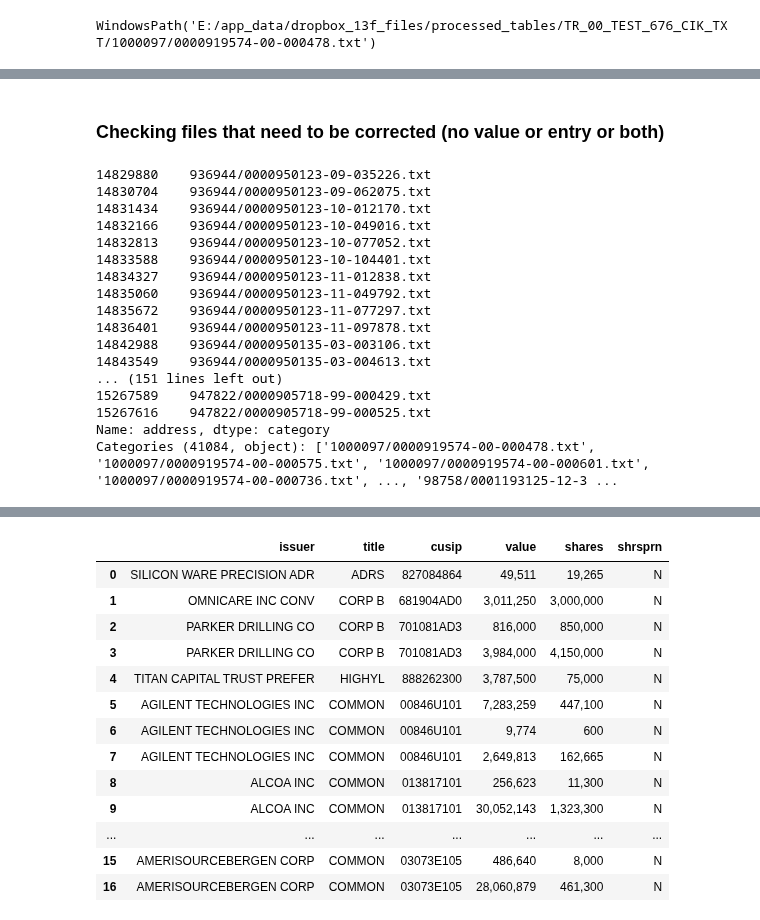
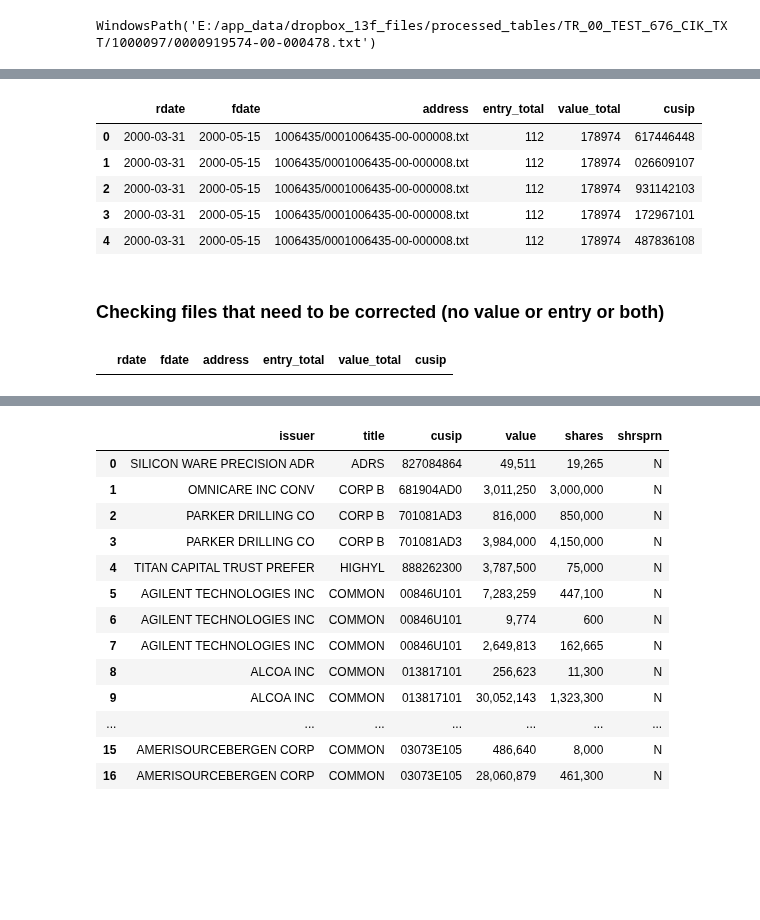
Before and after one commit to kuatroka/visualisation_training, a Jupyter notebook: altair_tutorial/notebooks/experiments_polars.ipynb, the cells around one changed output, grey strips where cells are left out. Drawn from its saved outputs; the diff is of its cells as text; code cells hidden in the pictures; blank space fills up the shorter version.

```diff
--- a/altair_tutorial/notebooks/experiments_polars.ipynb
+++ b/altair_tutorial/notebooks/experiments_polars.ipynb
@@ -346,5 +356,13 @@ Wall time: 206 ms
 # %%
-df
+big_df.query("value_total.isna()").drop_duplicates(subset=["address"])
+big_df.head()
+# %% [output]
+|  | rdate | fdate | address | entry_total | value_total | cusip |
+| 0 | 2000-03-31 | 2000-05-15 | 1006435/0001006435-00-000008.txt | 112 | 178974 | 617446448 |
+| 1 | 2000-03-31 | 2000-05-15 | 1006435/0001006435-00-000008.txt | 112 | 178974 | 026609107 |
+| 2 | 2000-03-31 | 2000-05-15 | 1006435/0001006435-00-000008.txt | 112 | 178974 | 931142103 |
+| 3 | 2000-03-31 | 2000-05-15 | 1006435/0001006435-00-000008.txt | 112 | 178974 | 172967101 |
+| 4 | 2000-03-31 | 2000-05-15 | 1006435/0001006435-00-000008.txt | 112 | 178974 | 487836108 |
 # %%
 # big_df = big_df.drop_duplicates() # before  # (15354045, 6)
 # pd_dtypes = {'cusip': 'category' , 'value_total': 'Int64', 'entry_total': 'Int64', 'address': 'category',
@@ -366,43 +384,33 @@ fixed_value_cik = ('1008895' , '1002152', '1006435', '1011659', '1026710', '1033
                    '1056516', '1077583', '1079112' , '1082339', '1082621', '1082917', '1085041',
                    '1085227', '1085936', '1088950', '1105468', '21175', '320335', '36066', '40545',
                    '741073', '754811', '790354', '861177', '866361', '869367', '872732', '877134',
-                   '884566', '889232', '902584', '919079', '92230', '928047')
-cik = '936944'
+                   '884566', '889232', '902584', '919079', '92230', '928047', '936944', '938076',
+                   '939219', '947822')
+cik = '947822'
 ####
-print(big_df2.query(f"value_total.isna() & \
+(big_df2.query(f"value_total.isna() & \
                 entry_total.notna() & \
                 address.str.contains('|'.join(@fixed_value_cik))==False  ")
-         .drop_duplicates(subset=['address'])['address'])
+         .drop_duplicates(subset=['address']))
 
-l = (big_df2.query(f"value_total.isna() & \
-                entry_total.notna() & \
-                address.str.contains('|'.join(@fixed_value_cik))==False & address.str.contains('{cik}')  ")
-         .drop_duplicates(subset=['address'])['address']).to_list()
+# print(big_df2.query(f"value_total.isna() & \
+#                 entry_total.notna() & \
+#                 address.str.contains('|'.join(@fixed_value_cik))==False  ")
+#          .drop_duplicates(subset=['address'])['address'])
 
-                #  & address.str.contains('92230')
+# l = (big_df2.query(f"value_total.isna() & \
+#                 entry_total.notna() & \
+#                 address.str.contains('|'.join(@fixed_value_cik))==False & address.str.contains('{cik}')  ")
+#          .drop_duplicates(subset=['address'])['address']).to_list()
+
+
 # df.query("cusip == '066050105'")
 # value_total
 # matched_strings
 # [s for s in matched_strings if not re.search(r'([^\d]{3,})', s).group(0)]
 # [s for s in matched_strings if not re.search(r'([^\d]{3,})', s)]
 # %% [output]
-14829880    936944/0000950123-09-035226.txt
-14830704    936944/0000950123-09-062075.txt
-14831434    936944/0000950123-10-012170.txt
-14832166    936944/0000950123-10-049016.txt
-14832813    936944/0000950123-10-077052.txt
-14833588    936944/0000950123-10-104401.txt
-14834327    936944/0000950123-11-012838.txt
-14835060    936944/0000950123-11-049792.txt
-14835672    936944/0000950123-11-077297.txt
-14836401    936944/0000950123-11-097878.txt
-14842988    936944/0000950135-03-003106.txt
-14843549    936944/0000950135-03-004613.txt
-... (151 lines left out)
-15267589    947822/0000905718-99-000429.txt
-15267616    947822/0000905718-99-000525.txt
-Name: address, dtype: category
-Categories (41084, object): ['1000097/0000919574-00-000478.txt', '1000097/0000919574-00-000575.txt', '1000097/0000919574-00-000601.txt', '1000097/0000919574-00-000736.txt', ..., '98758/0001193125-12-3 ...
+|  | rdate | fdate | address | entry_total | value_total | cusip |
 # %%
 files = filings_676_txt.rglob(f"{cik}/*.txt")  # -03-000131
 
```
Also changed, not shown: parts of 6 cells of this notebook, 1 other file.
